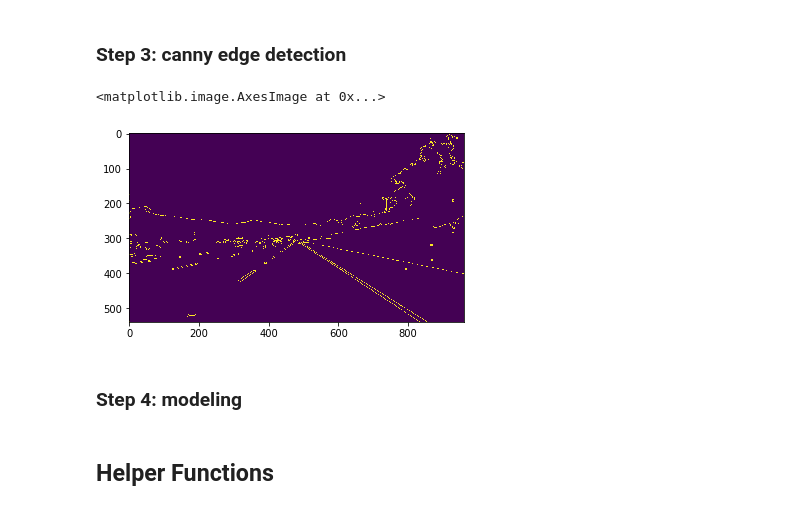
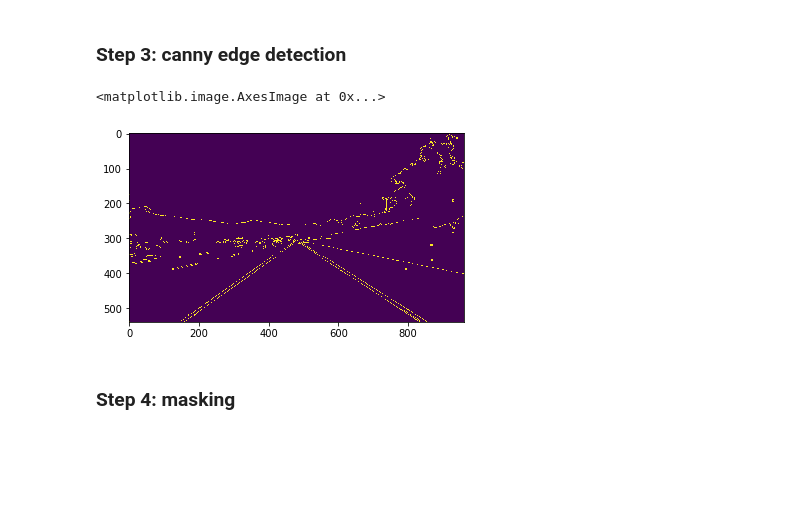
Before and after one commit to krishnakumarselvam/SDCND1-basic-lane-lines, a Jupyter notebook: Final submission.ipynb, the cells around one changed output. Drawn from its saved outputs; the diff is of its cells as text; code cells hidden in the pictures; blank space fills up the shorter version.

```diff
--- a/Final submission.ipynb
+++ b/Final submission.ipynb
@@ -39,12 +118,9 @@ plt.imshow(grayscale_img)
 # %% [markdown]
 ### Step 3: canny edge detection
-# %%
-edges = canny(img=blur_gray, low_threshold=50, high_threshold=150)
-plt.imshow(edges)
-# %% [output]
-<matplotlib.image.AxesImage at 0x...>
-[figure, removed]
+# %%
+plt.imshow(guess_lines(image, return_value='canny_edges'))
+# %% [output]
+<matplotlib.image.AxesImage at 0x...>
+[figure, added]
 # %% [markdown]
-### Step 4: modeling
+### Step 4: masking
-# %% [markdown]
-## Helper Functions
```
Also changed, not shown: parts of 30 cells of this notebook.
